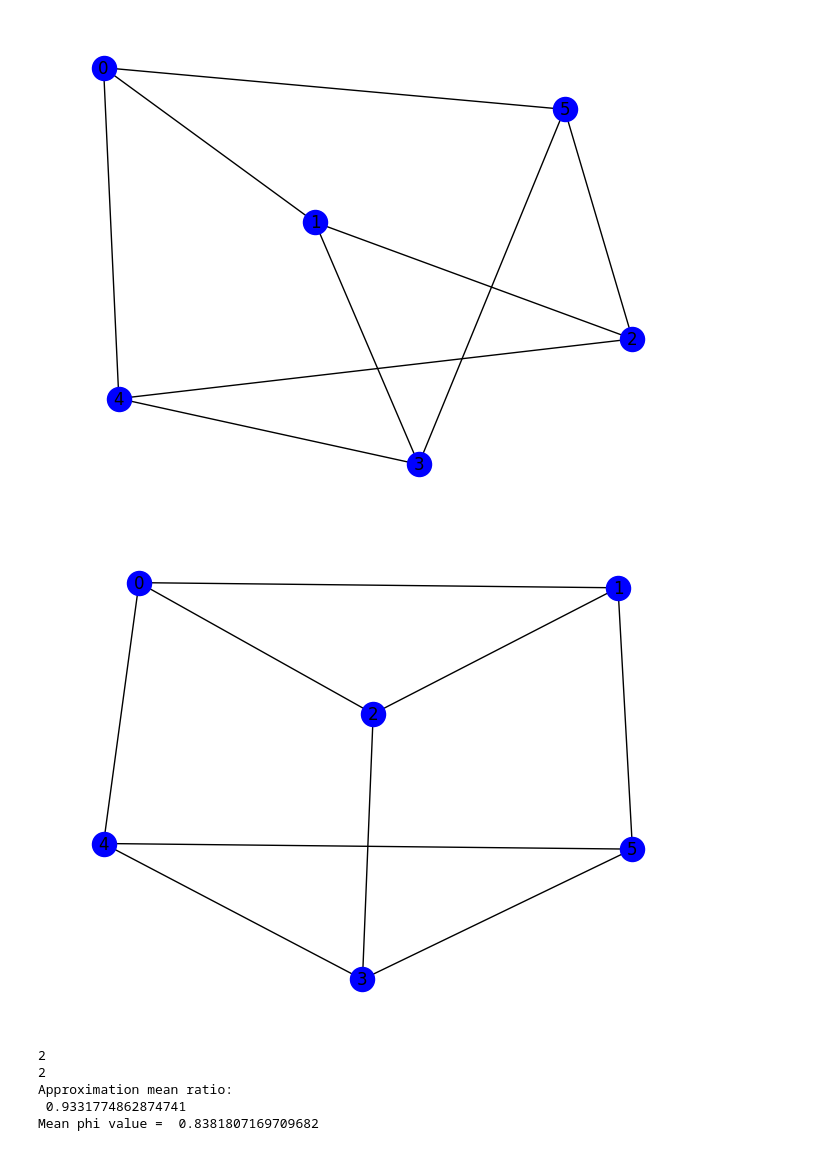
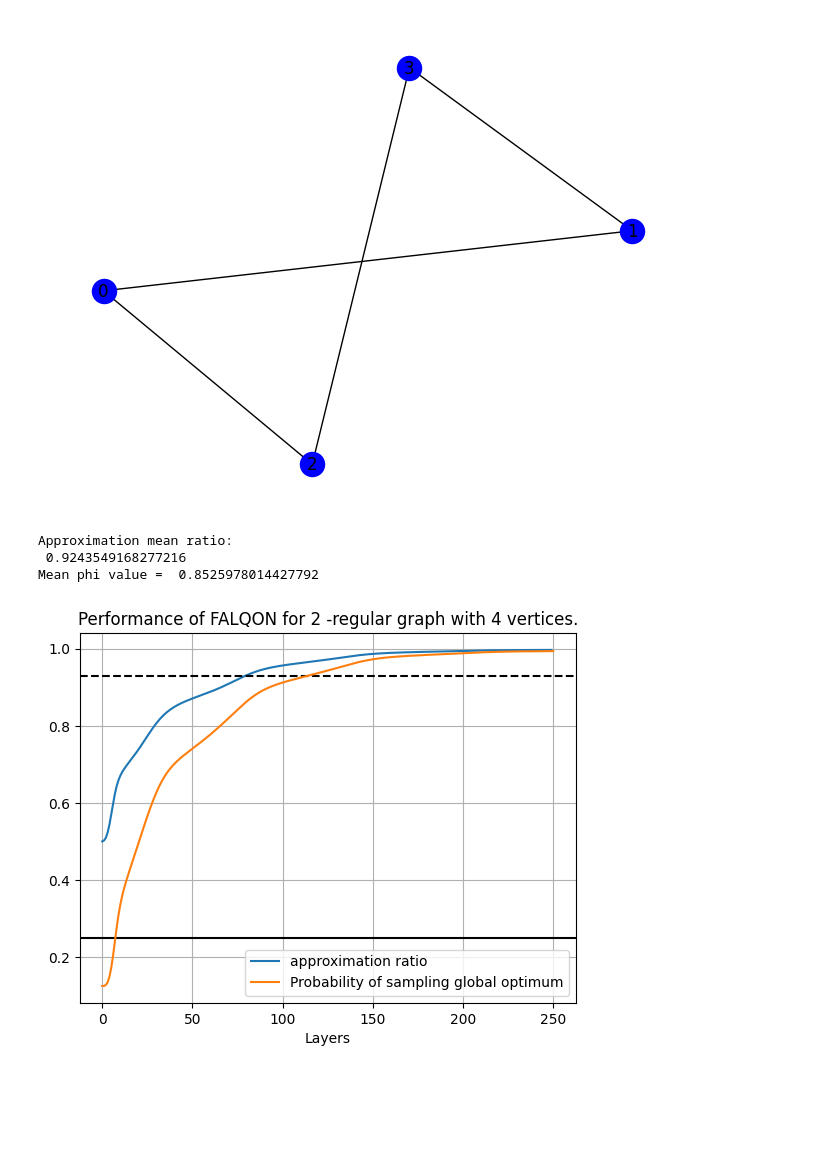
Before and after one commit to JoshuaFoate/FALQON, a Jupyter notebook: FALQONmaxcut.ipynb, the cells around one changed output. Cells and saved outputs as stored; diff of their text form; code cells hidden in the pictures; blank space fills up the shorter version.

```diff
--- a/FALQONmaxcut.ipynb
+++ b/FALQONmaxcut.ipynb
@@ -253,13 +253,11 @@ def execute_FALQON(list_graphs, layers, beta, dt):
         plot_Beta(beta_values[g])
     return h_p_values, Hamiltonian_problem_list, psi_values, H_p_argmin_values, graphs_array, beta_values, Hamiltonian_driver_list
 # %%
-list_of_graphs_for_FALQON = generate_graphs(3, 6, 10)
+list_of_graphs_for_FALQON = generate_graphs(2, 4, 10)
 list_plots_FALQON = execute_FALQON(list_of_graphs_for_FALQON, 250, 0.0, 0.0425)
 # %% [output]
-[figure, old version]
+[figure, new version]
+Approximation mean ratio:
+ 0.9243549168277216
+Mean phi value =  0.8525978014427792
-[figure, old version]
+[figure, new version]
-2
-2
-Approximation mean ratio:
- 0.9331774862874741
-Mean phi value =  0.8381807169709682
```
Also changed, not shown: parts of 1 cell of this notebook, 2 other files.
